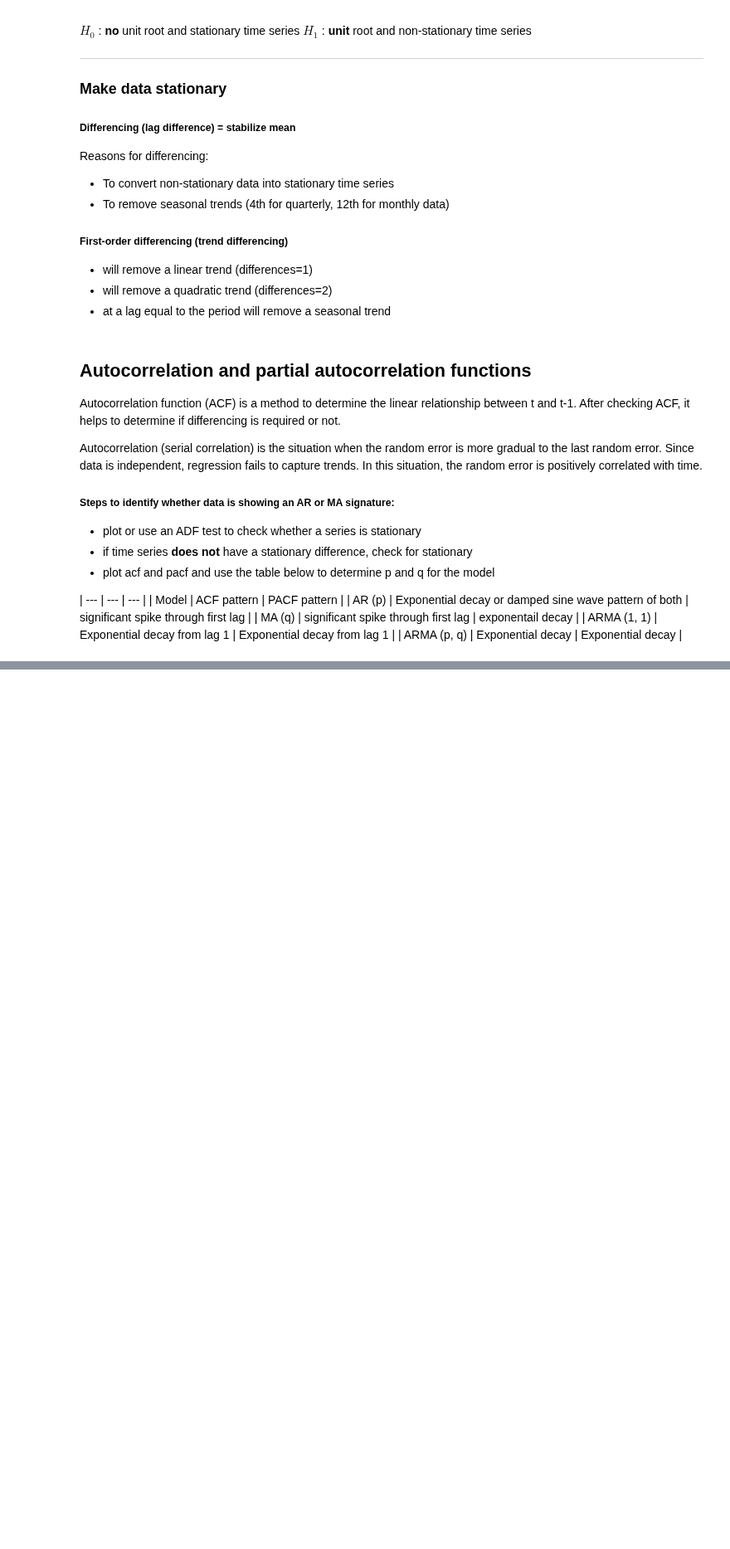
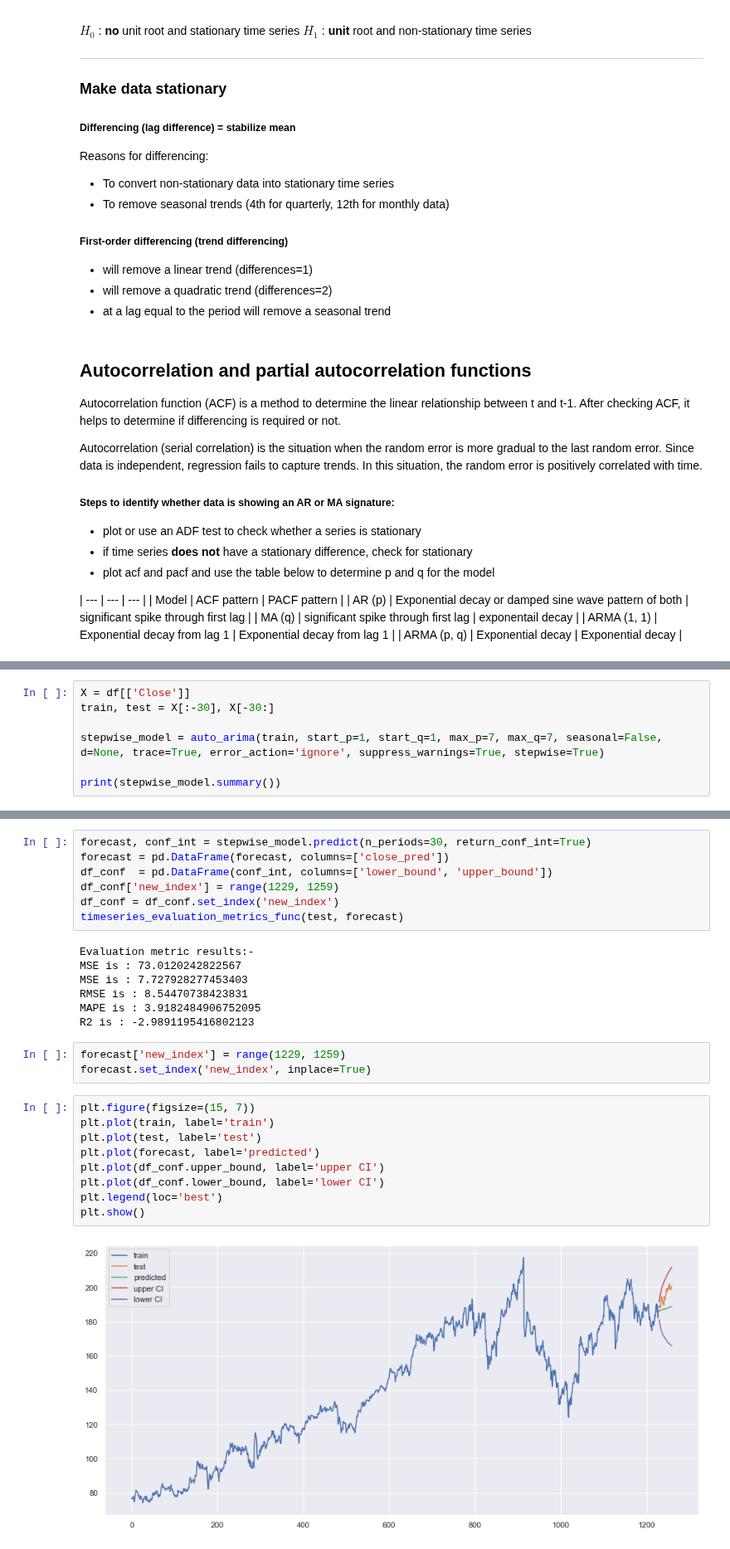
Before and after one commit to dissagaliyeva/python, a Jupyter notebook: time_series/bleeding_edge/regression_extension.ipynb, the cells around one changed output, grey strips where cells are left out. Shown at 83% size. Drawn from its saved outputs; the diff is of its cells as text; blank space fills up the shorter version.

```diff
--- a/time_series/bleeding_edge/regression_extension.ipynb
+++ b/time_series/bleeding_edge/regression_extension.ipynb
@@ -90,0 +211,7 @@ Autocorrelation (serial correlation) is the situation when the random error is m
+# %%
+X = df[['Close']]
+train, test = X[:-30], X[-30:]
+
+stepwise_model = auto_arima(train, start_p=1, start_q=1, max_p=7, max_q=7, seasonal=False, d=None, trace=True, error_action='ignore', suppress_warnings=True, stepwise=True)
+
+print(stepwise_model.summary())
@@ -90,0 +236,28 @@ Autocorrelation (serial correlation) is the situation when the random error is m
+# %%
+forecast, conf_int = stepwise_model.predict(n_periods=30, return_conf_int=True)
+forecast = pd.DataFrame(forecast, columns=['close_pred'])
+df_conf  = pd.DataFrame(conf_int, columns=['lower_bound', 'upper_bound'])
+df_conf['new_index'] = range(1229, 1259)
+df_conf = df_conf.set_index('new_index')
+timeseries_evaluation_metrics_func(test, forecast)
+# %% [output]
+Evaluation metric results:-
+MSE is : 73.0120242822567
+MSE is : 7.727928277453403
+RMSE is : 8.54470738423831
+MAPE is : 3.9182484906752095
+R2 is : -2.9891195416802123
+# %%
+forecast['new_index'] = range(1229, 1259)
+forecast.set_index('new_index', inplace=True)
+# %%
+plt.figure(figsize=(15, 7))
+plt.plot(train, label='train')
+plt.plot(test, label='test')
+plt.plot(forecast, label='predicted')
+plt.plot(df_conf.upper_bound, label='upper CI')
+plt.plot(df_conf.lower_bound, label='lower CI')
+plt.legend(loc='best')
+plt.show()
+# %% [output]
+[figure, added]
```
Also changed, not shown: parts of 11 cells of this notebook, 1 other file.
